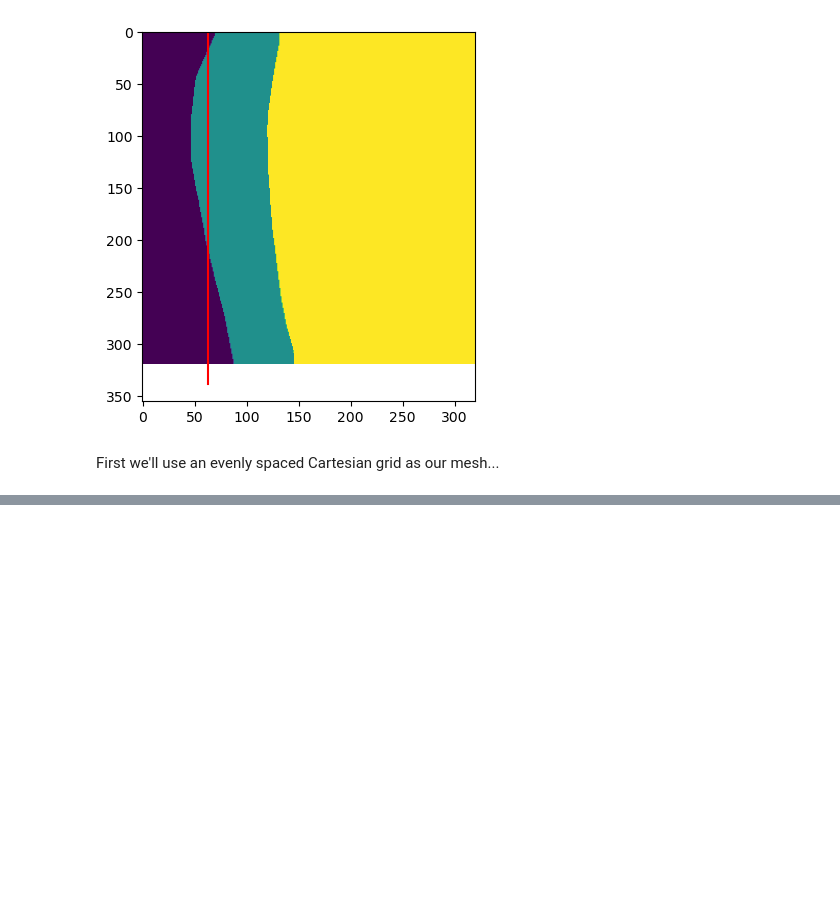
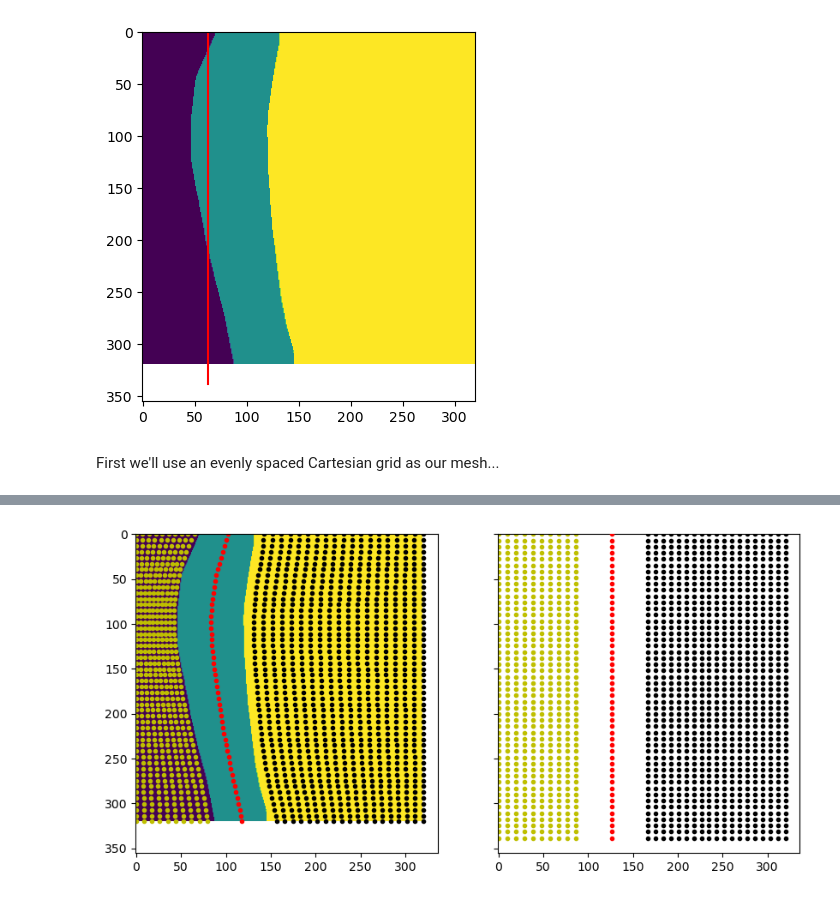
Before and after one commit to JGIBristol/cementum_imaging, a Jupyter notebook: straighten_mesh.ipynb, the cells around one changed output, grey strips where cells are left out. Drawn from its saved outputs; the diff is of its cells as text; code cells hidden in the pictures; blank space fills up the shorter version.

```diff
--- a/straighten_mesh.ipynb
+++ b/straighten_mesh.ipynb
@@ -236 +236,85 @@ True
+# %%
+"""
+Create grids of points to map to/from, this time in the centre
+
+"""
+n_y = 50
+n_left, n_right = 10, 20
+
+plot_kw = {"marker": "o", "markersize": 3, "linestyle": "none"}
+
+fig, axes = plt.subplots(1, 2, sharex=True, sharey=True, figsize=(10, 5))
+for axis in axes:
+    axis.set_aspect("equal")
+
+# Find y values for the midpoint of the two lines
+curve_y = np.linspace(0, mask.shape[1], n_y, endpoint=True)
+
+# Find values that track down the middle of the curve
+curve_pts = []
+for y_val in curve_y:
+    curve_pts.append([(first_poly(y_val) + second_poly(y_val)) / 2, y_val])
+curve_pts = np.array(curve_pts)
+
+# Find values on the left of the curve
+left_curve_pts = []
+for y_val in curve_y:
+    for x_val in np.linspace(0, first_poly(y_val), n_left, endpoint=False):
+        left_curve_pts.append([x_val, y_val])
+left_curve_pts = np.array(left_curve_pts)
+
+# Find values on the right of the curve
+right_curve_pts = []
+right_straight_pts = []
+for y_val in curve_y:
+    for x_val in np.linspace(
+        second_poly(y_val), image.shape[0], n_right, endpoint=True
+    )[1:]:
+        right_curve_pts.append([x_val, y_val])
+right_curve_pts = np.array(right_curve_pts)
+
+axes[0].plot(curve_pts[:, 0], curve_pts[:, 1], color="r", **plot_kw)
+axes[0].plot(left_curve_pts[:, 0], left_curve_pts[:, 1], color="y", **plot_kw)
+axes[0].plot(right_curve_pts[:, 0], right_curve_pts[:, 1], color="k", **plot_kw)
+axes[0].imshow(mask)
+
+# Create a rectangle of points
+rect_y = np.linspace(0, rectangle_height, n_y, endpoint=True)
+
+# Offset them by a bit
+offset = np.mean(curve_pts[:, 0])
+rect_pts[:, 0] += offset
+left_boundary = 0
+right_boundary = mask.shape[0]
+
+rect_pts = np.array([[offset + rectangle_width / 2, y] for y in rect_y])
+
+# Find values on the left of the rectangle
+left_rect_pts = []
+for y_val in rect_y:
+    for x_val in np.linspace(left_boundary, offset, n_left, endpoint=False):
+        left_rect_pts.append([x_val, y_val])
+left_rect_pts = np.array(left_rect_pts)
+
+# Find values on the right of the rectangle
+right_rect_pts = []
+for y_val in rect_y:
+    for x_val in np.linspace(
+        offset + rectangle_width, right_boundary, n_right, endpoint=True
+    )[1:]:
+        right_rect_pts.append([x_val, y_val])
+right_rect_pts = np.array(right_rect_pts)
+
+axes[1].plot(rect_pts[:, 0], rect_pts[:, 1], color="r", **plot_kw, zorder=10)
+axes[1].plot(left_rect_pts[:, 0], left_rect_pts[:, 1], color="y", **plot_kw)
+axes[1].plot(right_rect_pts[:, 0], right_rect_pts[:, 1], color="k", **plot_kw)
+
+# Concatenate all the points together
+curve_pts = np.vstack([left_curve_pts, curve_pts, right_curve_pts])
+curve_pts = curve_pts[np.lexsort((curve_pts[:, 1], curve_pts[:, 0]))]
+
+rect_pts = np.vstack([left_rect_pts, rect_pts, right_rect_pts])
+rect_pts = rect_pts[np.lexsort((rect_pts[:, 1], rect_pts[:, 0]))]
+# %% [output]
+[figure, added]
 # %%
```
Also changed, not shown: parts of 6 cells of this notebook, 2 other files.
